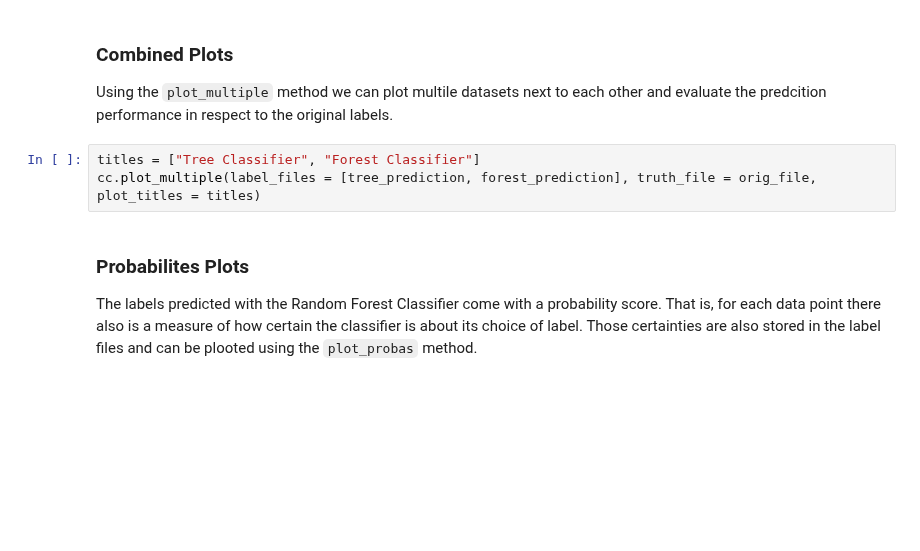
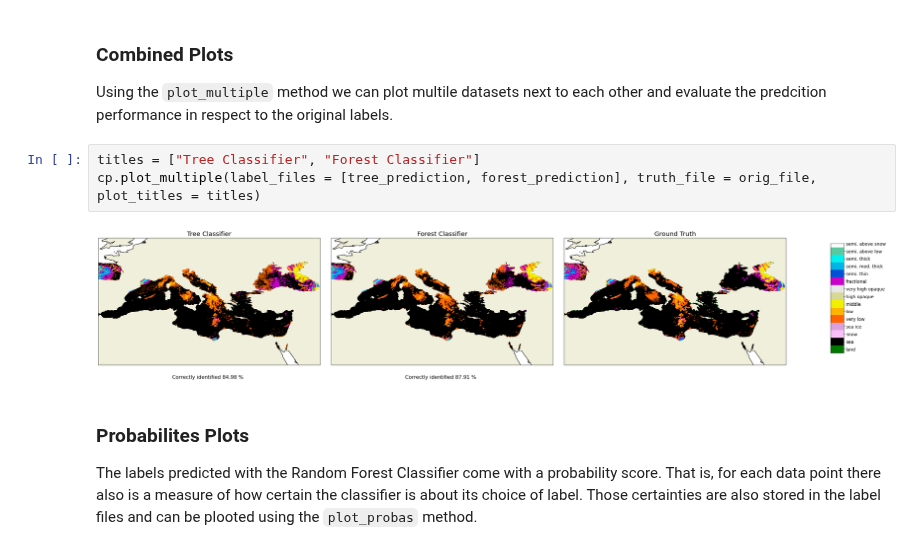
Before and after one commit to fsenf/CTyPyTool, a Jupyter notebook: notebooks/Plotting_of_example_data.ipynb, the cells around one changed output. Saved outputs shown, nothing was run; the diff lists cells and outputs as text; blank space fills up the shorter version.

```diff
--- a/notebooks/Plotting_of_example_data.ipynb
+++ b/notebooks/Plotting_of_example_data.ipynb
@@ -47,7 +50,9 @@ cc.plot_data(label_file = forest_prediction, colorbar = True)
 Using the `plot_multiple` method we can plot multile datasets next to each other and evaluate the predcition performance in respect to the original labels.
 # %%
 titles = ["Tree Classifier", "Forest Classifier"]
-cc.plot_multiple(label_files = [tree_prediction, forest_prediction], truth_file = orig_file, plot_titles = titles)
+cp.plot_multiple(label_files = [tree_prediction, forest_prediction], truth_file = orig_file, plot_titles = titles)
+# %% [output]
+[figure, added]
 # %% [markdown]
 ### Probabilites Plots
 The labels predicted with the Random Forest Classifier come with a probability score. That is, for each data point there also is a measure of how certain the classifier is about its choice of label.
```
Also changed, not shown: parts of 5 cells of this notebook, 1 other file.
